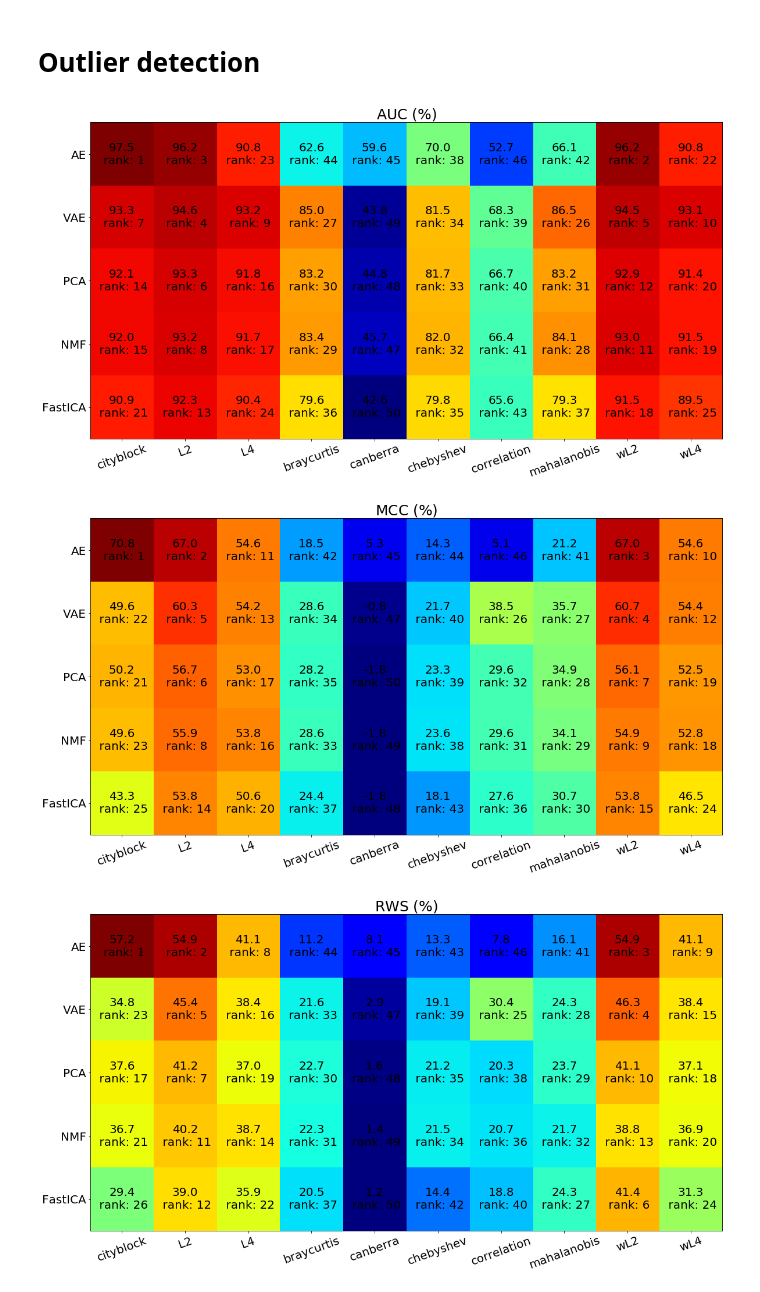
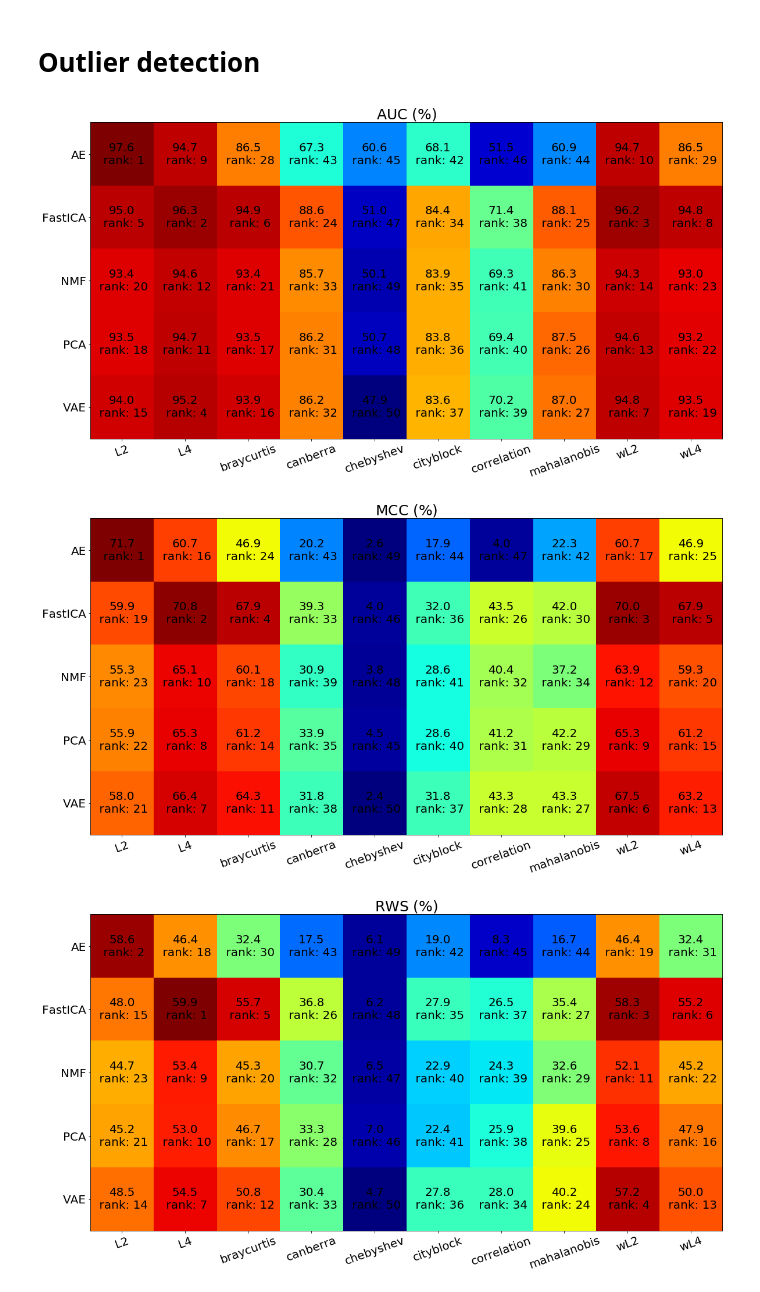
Before and after one commit to vafaei-ar/drama, a Jupyter notebook: notebooks/2_event_detection_(Syn-I).ipynb, the cells around one changed output. Saved outputs shown, nothing was run; the diff lists cells and outputs as text; code cells hidden in the pictures.

```diff
--- a/notebooks/2_event_detection_(Syn-I).ipynb
+++ b/notebooks/2_event_detection_(Syn-I).ipynb
@@ -39,16 +39,21 @@ n_try = 5
 
 result = []
 for i in range(n_try):
-    res = drm.unsupervised_outlier_finder_all(X)
-    arr,drts,metrs = drm.result_array(res,y,'real')
+    auc,mcc,rws,conf = drm.grid_run_drama(X,y)
+    arr = np.stack([auc,mcc,rws],axis=-1)
     result.append(arr)
 result = np.array(result)
+
+drts = np.unique(conf[:,1])
+metrs = np.unique(conf[:,2])
+
+res = result.reshape(n_try,5,10,-1)
 # %%
-drm.plot_table(np.mean(result,axis=0),drts,metrs)
+drm.plot_table(np.mean(res,axis=0),drts,metrs)
 # %% [output]
-[figure, old version]
+[figure, new version]
-[figure, old version]
+[figure, new version]
-[figure, old version]
+[figure, new version]
 # %%
 lof_all = np.zeros((n_try,3))
 ifr_all = np.zeros((n_try,3))
```
Also changed, not shown: parts of 3 cells of this notebook, 3 other files.
